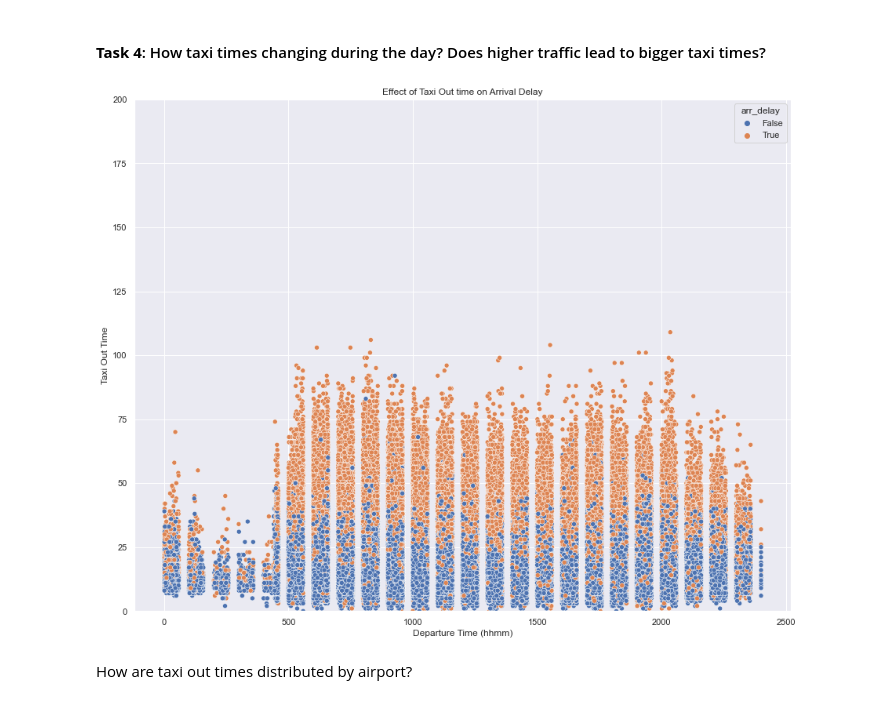
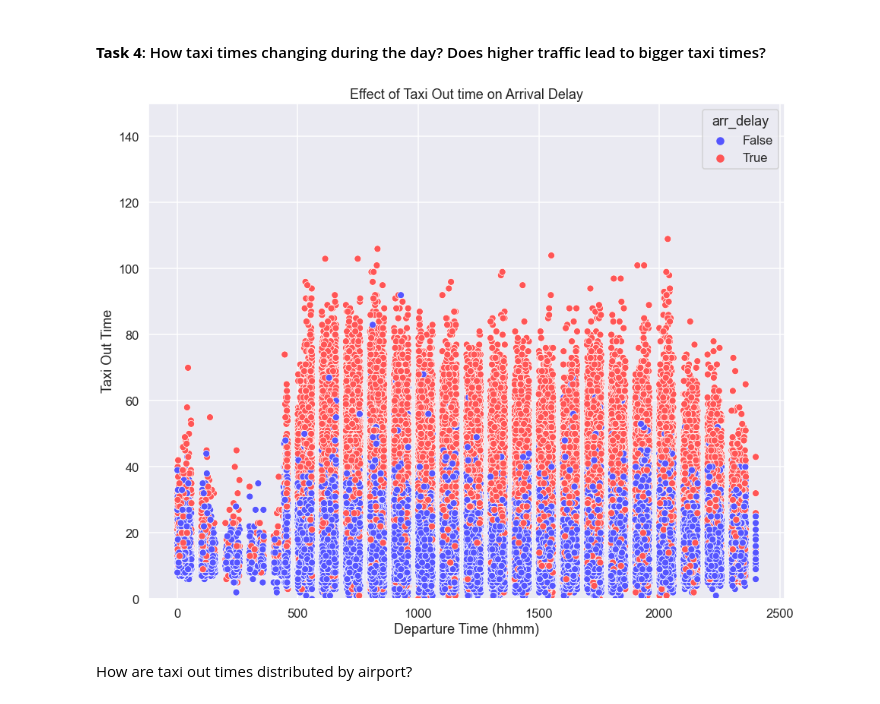
Before and after one commit to bernpb/Flight_Delay_Prediction, a Jupyter notebook: bern_exploratory_analysis.ipynb, the cells around one changed output. Saved outputs shown, nothing was run; the diff lists cells and outputs as text; code cells hidden in the pictures.

Commit message:
updated visualizations

```diff
--- a/bern_exploratory_analysis.ipynb
+++ b/bern_exploratory_analysis.ipynb
@@ -7,6 +7,8 @@ import seaborn as sns
 
 # Import custom functions
 from functions import statebreaker, get_hour, get_min, delay_binarizer, haul_type
+# %%
+sns.set_context(context = 'talk')
 # %% [markdown]
 ## Exploratory Data Analysis
 
@@ -231,6 +233,7 @@ plt.show()
 # Check the distribution of the data
 
 sns.set(style = 'darkgrid')
+sns.set_context(context = 'talk')
 fig, ax = plt.subplots(figsize=(15, 12))
 
 h = sns.histplot(data, x = data['arr_delay'])
@@ -351,22 +363,27 @@ plt.show()
 # %%
 # Make a combined plot where the histogram shows the concentration of flights at a given time and a scatter plot (bubble) shows the duration of the taxi time.
 
-
+sns.set_context(context = 'talk')
 fig, ax = plt.subplots(figsize=(15, 12))
 # ax2 = ax.twinx()
 
 # h = sns.histplot(data = data, x = data['dep_time'], ax = ax)
-s = sns.scatterplot(data = data, x = data['dep_time'], y = data['taxi_out'], ax = ax, hue = (data['arr_delay'] > 0))
+s = sns.scatterplot(data = data,
+                    x = data['dep_time'],
+                    y = data['taxi_out'],
+                    ax = ax,
+                    palette = 'seismic',
+                    hue = (data['arr_delay'] > 0))
 
 
-s.set(ylim = (0, 200))
+s.set(ylim = (0, 150))
 plt.title('Effect of Taxi Out time on Arrival Delay')
 plt.xlabel('Departure Time (hhmm)')
 plt.ylabel('Taxi Out Time')
 
 plt.show()
 # %% [output]
-[figure, old version]
+[figure, new version]
 # %% [markdown]
 How are taxi out times distributed by airport?
 # %%
```
Also changed, not shown: parts of 33 cells of this notebook.
